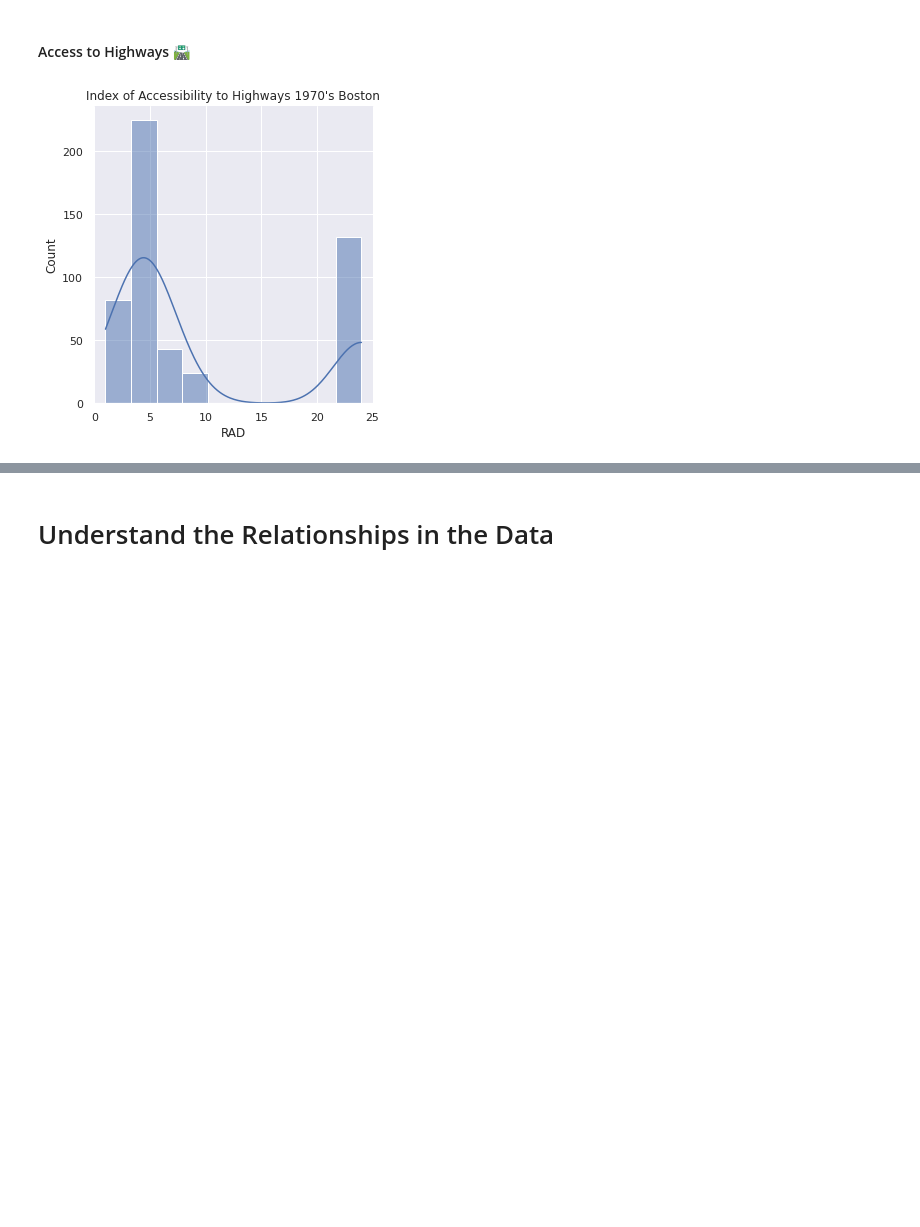
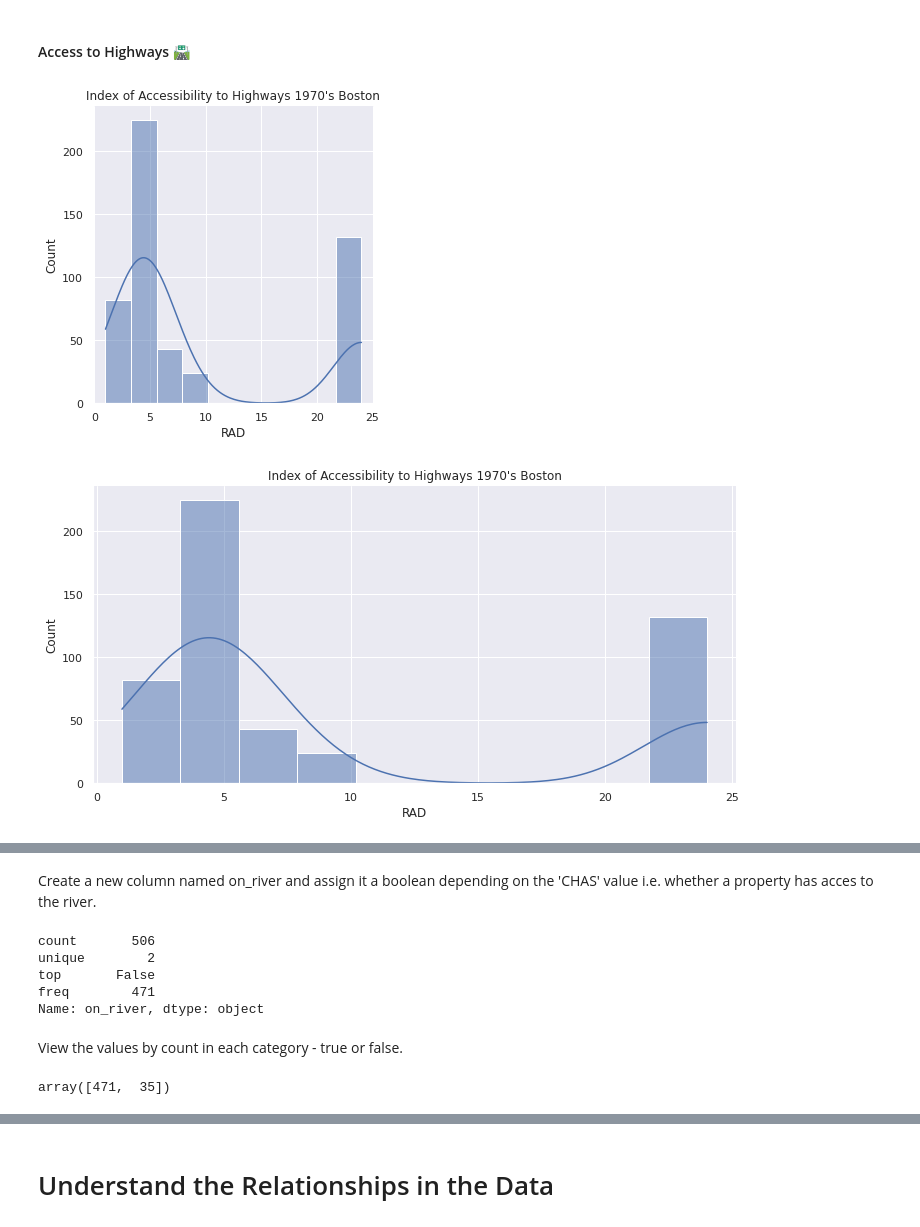
Before and after one commit to WilliamSpanfelner/day-80-Predict_House_Prices, a Jupyter notebook: day_80_Multivariable_Regression_and_Valuation_Model.ipynb, the cells around one changed output, grey strips where cells are left out. Saved outputs shown, nothing was run; the diff lists cells and outputs as text; code cells hidden in the pictures; blank space fills up the shorter version.

```diff
--- a/day_80_Multivariable_Regression_and_Valuation_Model.ipynb
+++ b/day_80_Multivariable_Regression_and_Valuation_Model.ipynb
@@ -240,10 +252,14 @@ plt.show()
 # %%
 sns.set_theme(style="darkgrid")
 sns.displot(data=data, x='RAD', kde=True)
 plt.title("Index of Accessibility to Highways 1970's Boston")
 plt.show()
+sns.displot(data=data, x='RAD', kde=True, aspect=2)
+plt.title("Index of Accessibility to Highways 1970's Boston")
+plt.show()
 # %% [output]
 [figure]
+[figure, added]
 # %% [markdown]
 #### Next to the River? ⛵️
 
@@ -254,3 +270,20 @@ Create a bar chart with plotly for CHAS to show many more homes are away from th
 <img src=https://i.imgur.com/AHwoQ6l.png height=350>
 
 You can make your life easier by providing a list of values for the x-axis (e.g., `x=['No', 'Yes']`)
+# %% [markdown]
+Create a new column named on_river and assign it a boolean depending on the 'CHAS' value i.e. whether a property has acces to the river.
+# %%
+data['on_river'] = data.CHAS > 0
+data['on_river'].describe()
+# %% [output]
+count       506
+unique        2
+top       False
+freq        471
+Name: on_river, dtype: object
+# %% [markdown]
+View the values by count in each category - true or false.
+# %%
+data.on_river.value_counts().values
+# %% [output]
+array([471,  35])
```
Also changed, not shown: parts of 37 cells of this notebook.
